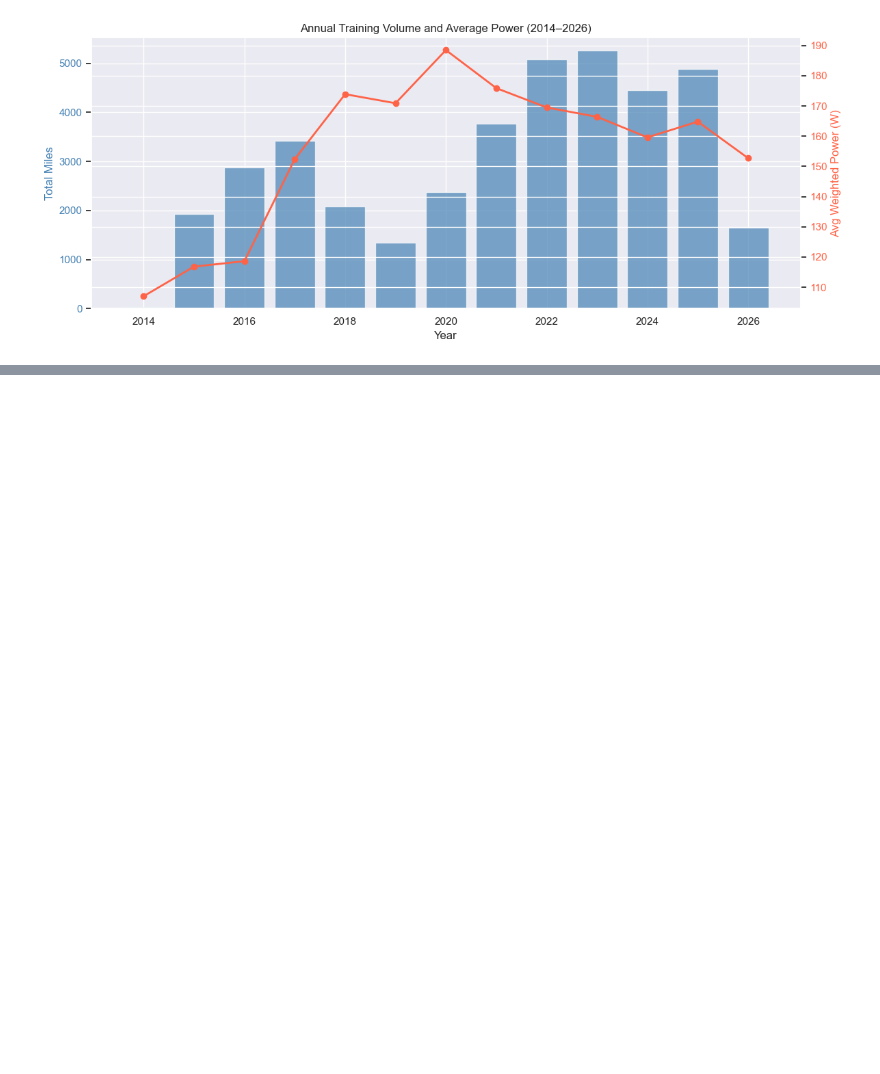
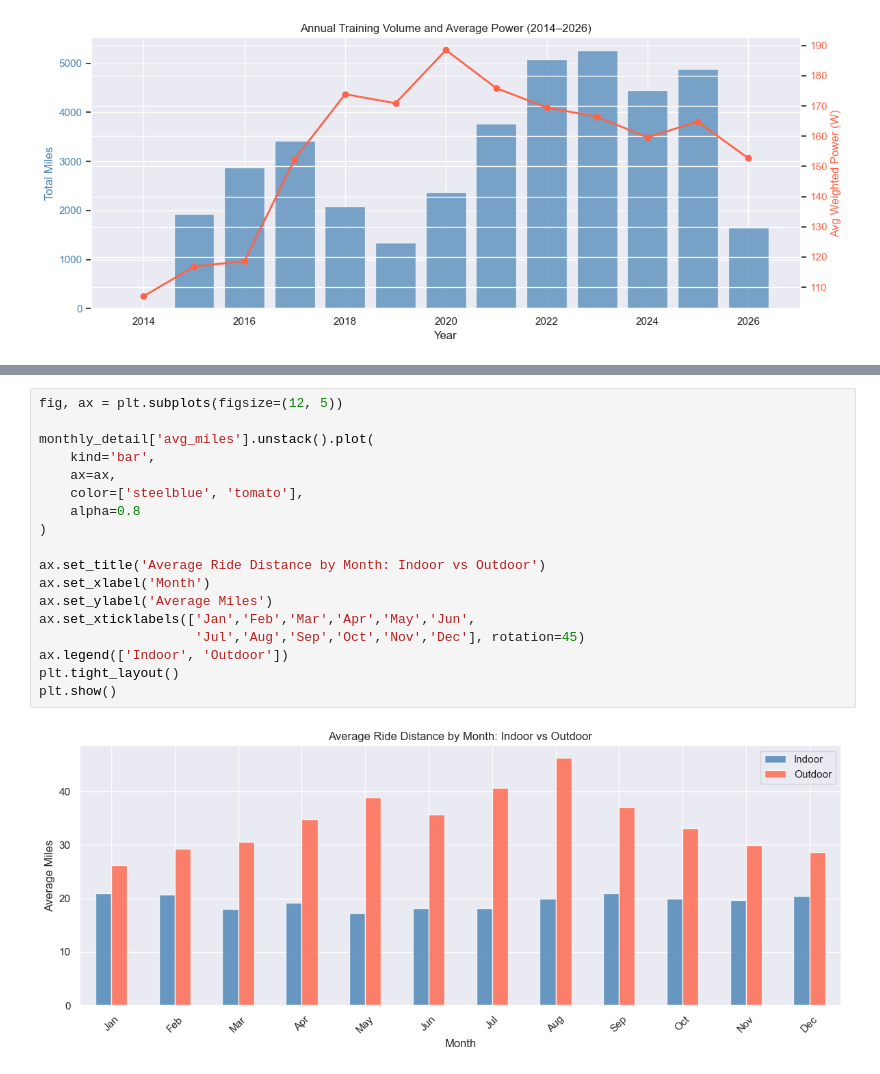
Before and after one commit to kevinbarry7/strava, a Jupyter notebook: strava_analysis.ipynb, the cells around one changed output, grey strips where cells are left out. Drawn from its saved outputs; the diff is of its cells as text; blank space fills up the shorter version.

```diff
--- a/strava_analysis.ipynb
+++ b/strava_analysis.ipynb
@@ -240,0 +400,20 @@ plt.show()
+# %%
+fig, ax = plt.subplots(figsize=(12, 5))
+
+monthly_detail['avg_miles'].unstack().plot(
+    kind='bar',
+    ax=ax,
+    color=['steelblue', 'tomato'],
+    alpha=0.8
+)
+
+ax.set_title('Average Ride Distance by Month: Indoor vs Outdoor')
+ax.set_xlabel('Month')
+ax.set_ylabel('Average Miles')
+ax.set_xticklabels(['Jan','Feb','Mar','Apr','May','Jun',
+                    'Jul','Aug','Sep','Oct','Nov','Dec'], rotation=45)
+ax.legend(['Indoor', 'Outdoor'])
+plt.tight_layout()
+plt.show()
+# %% [output]
+[figure, added]
```
Also changed, not shown: parts of 15 cells of this notebook.
